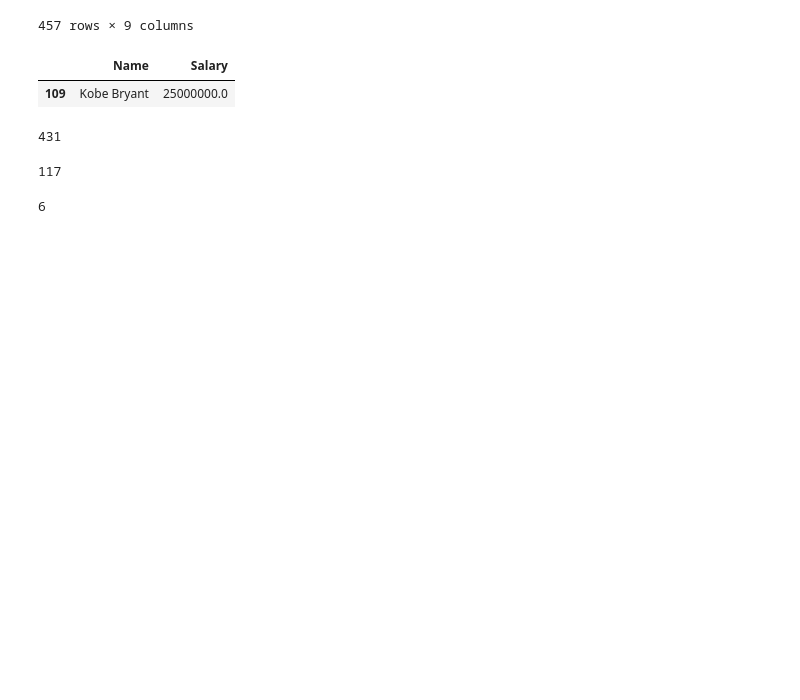
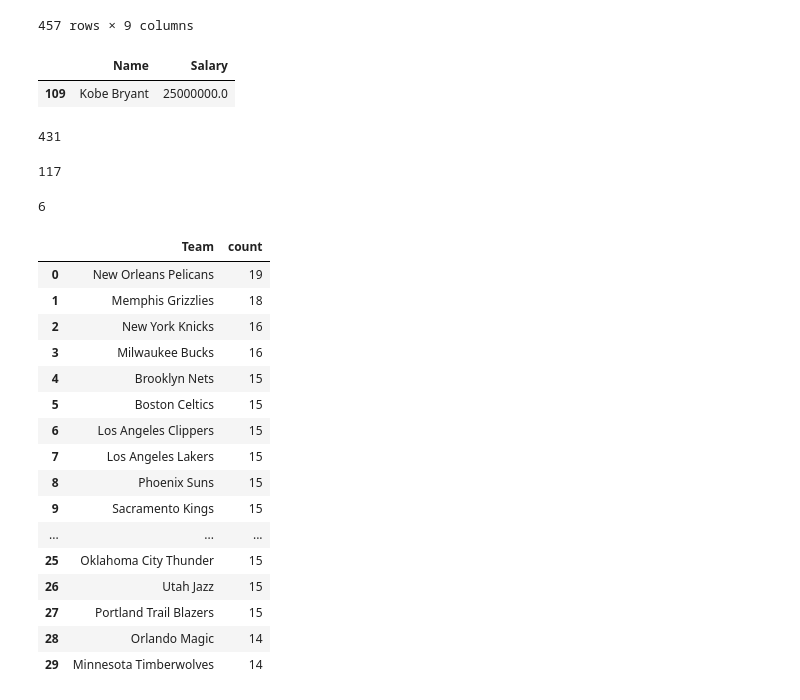
Before and after one commit to pedd1-Srividya/DS-AI-ML-And-Web-Devolopment-Practice, a Jupyter notebook: DS_ML_AI.ipynb, the cells around one changed output. Cells and saved outputs as stored; diff of their text form; code cells hidden in the pictures; blank space fills up the shorter version.

```diff
--- a/DS_ML_AI.ipynb
+++ b/DS_ML_AI.ipynb
@@ -1825,3 +1825,25 @@ print(df[(df['Height(feet)']<6.2)]['Height(feet)'].count())
 print(df[(df['Age']>35) & (df['Position']=='PF')]['Position'].count())
 # %% [output]
 6
+# %%
+# @title Q5
+# Which team value has the highest occurance in the data
+df['Team'].value_counts().reset_index()
+# %% [output]
+|  | Team | count |
+| 0 | New Orleans Pelicans | 19 |
+| 1 | Memphis Grizzlies | 18 |
+| 2 | New York Knicks | 16 |
+| 3 | Milwaukee Bucks | 16 |
+| 4 | Brooklyn Nets | 15 |
+| 5 | Boston Celtics | 15 |
+| 6 | Los Angeles Clippers | 15 |
+| 7 | Los Angeles Lakers | 15 |
+| 8 | Phoenix Suns | 15 |
+| 9 | Sacramento Kings | 15 |
+| ... | ... | ... |
+| 25 | Oklahoma City Thunder | 15 |
+| 26 | Utah Jazz | 15 |
+| 27 | Portland Trail Blazers | 15 |
+| 28 | Orlando Magic | 14 |
+| 29 | Minnesota Timberwolves | 14 |
```
Also changed, not shown: parts of 10 cells of this notebook.
